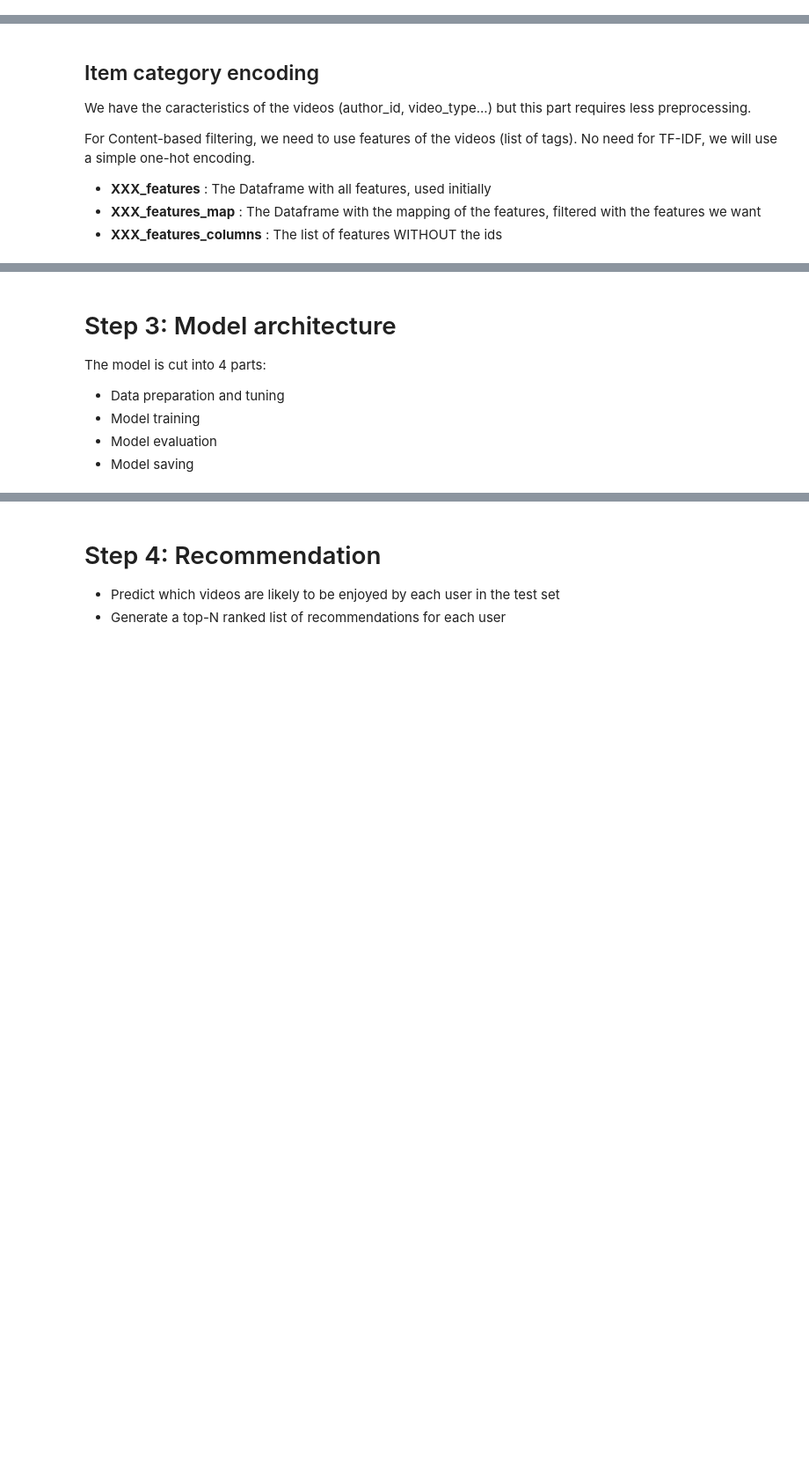
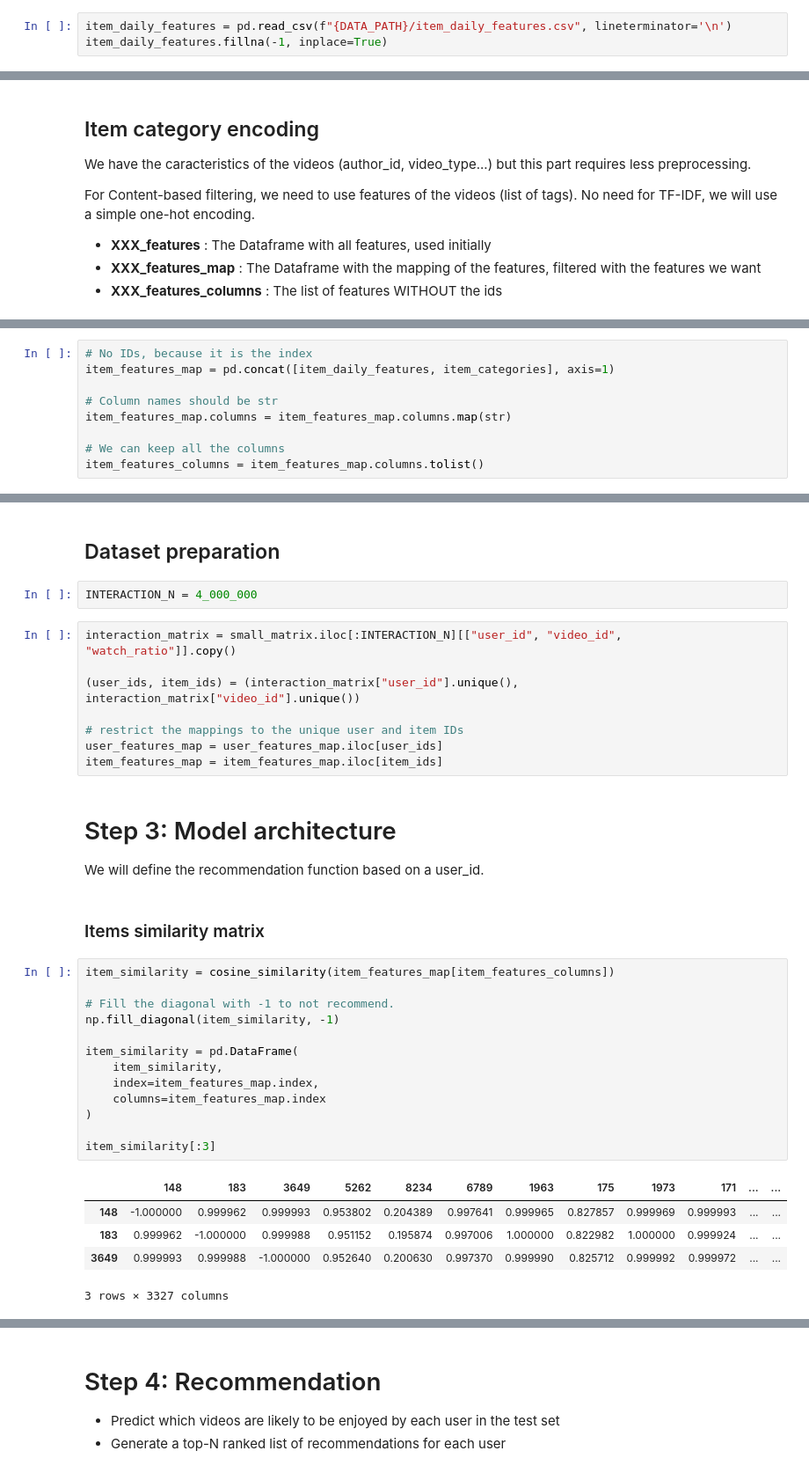
Before and after one commit to Aziz-Zeghal/FinalProject_2025_aziz.zeghal, a Jupyter notebook: models/cosine_similarity.ipynb, the cells around one changed output, grey strips where cells are left out. Shown at 88% size. Saved outputs shown, nothing was run; the diff lists cells and outputs as text; blank space fills up the shorter version.

Commit message:
feature: Cosine similarity + README update

```diff
--- a/models/cosine_similarity.ipynb
+++ b/models/cosine_similarity.ipynb
@@ -68,3 +72,6 @@ item_categories = pd.read_csv(f"{DATA_PATH}/item_categories.csv")
+# %%
+item_daily_features = pd.read_csv(f"{DATA_PATH}/item_daily_features.csv", lineterminator='\n')
+item_daily_features.fillna(-1, inplace=True)
 # %% [markdown]
 ## User features
 # %%
@@ -88,0 +159,9 @@ For Content-based filtering, we need to use features of the videos (list of tags
+# %%
+# No IDs, because it is the index
+item_features_map = pd.concat([item_daily_features, item_categories], axis=1)
+
+# Column names should be str
+item_features_map.columns = item_features_map.columns.map(str)
+
+# We can keep all the columns
+item_features_columns = item_features_map.columns.tolist()
@@ -89,8 +197,37 @@ For Content-based filtering, we need to use features of the videos (list of tags
+# %% [markdown]
+## Dataset preparation
+# %%
+INTERACTION_N = 4_000_000
+# %%
+interaction_matrix = small_matrix.iloc[:INTERACTION_N][["user_id", "video_id", "watch_ratio"]].copy()
+
+(user_ids, item_ids) = (interaction_matrix["user_id"].unique(), interaction_matrix["video_id"].unique())
+
+# restrict the mappings to the unique user and item IDs
+user_features_map = user_features_map.iloc[user_ids]
+item_features_map = item_features_map.iloc[item_ids]
 # %% [markdown]
 # Step 3: Model architecture
 
-The model is cut into 4 parts:
-- Data preparation and tuning
-- Model training
-- Model evaluation
-- Model saving
+We will define the recommendation function based on a user_id.
+# %% [markdown]
+### Items similarity matrix
+# %%
+item_similarity = cosine_similarity(item_features_map[item_features_columns])
+
+# Fill the diagonal with -1 to not recommend.
+np.fill_diagonal(item_similarity, -1)
+
+item_similarity = pd.DataFrame(
+    item_similarity,
+    index=item_features_map.index,
+    columns=item_features_map.index
+)
+
+item_similarity[:3]
+# %% [output]
+|  | 148 | 183 | 3649 | 5262 | 8234 | 6789 | 1963 | 175 | 1973 | 171 | ... | ... |
+| 148 | -1.000000 | 0.999962 | 0.999993 | 0.953802 | 0.204389 | 0.997641 | 0.999965 | 0.827857 | 0.999969 | 0.999993 | ... | ... |
+| 183 | 0.999962 | -1.000000 | 0.999988 | 0.951152 | 0.195874 | 0.997006 | 1.000000 | 0.822982 | 1.000000 | 0.999924 | ... | ... |
+| 3649 | 0.999993 | 0.999988 | -1.000000 | 0.952640 | 0.200630 | 0.997370 | 0.999990 | 0.825712 | 0.999992 | 0.999972 | ... | ... |
+3 rows × 3327 columns
```
Also changed, not shown: parts of 21 cells of this notebook, 3 other files.
